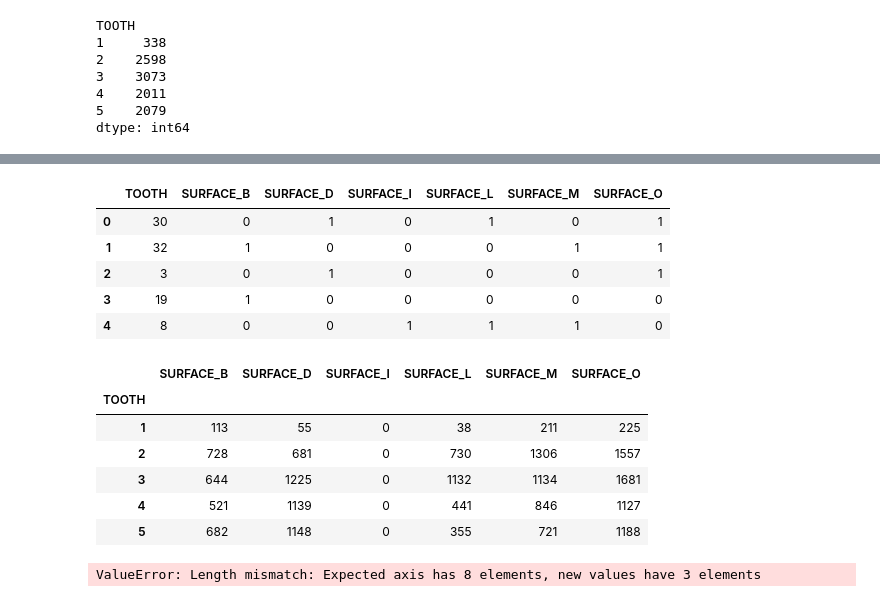
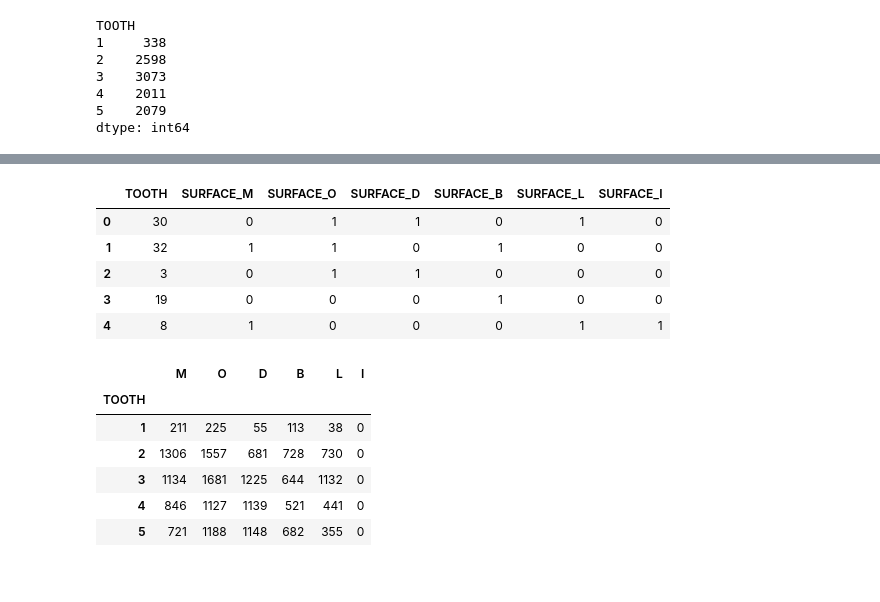
Before and after one commit to oral-health-and-disease-ontologies/HealthPartners-VDS, a Jupyter notebook: notebook/vdw-test.ipynb, the cells around one changed output, grey strips where cells are left out. Cells and saved outputs as stored; diff of their text form; code cells hidden in the pictures.

```diff
--- a/notebook/vdw-test.ipynb
+++ b/notebook/vdw-test.ipynb
@@ -125,35 +184,25 @@ s
 # %%
+# create a data structures to show a heatmap of teeth and surfaces
 # build dataframe of tooth and surface info
-df_tooth_surfaces = df_restorations[['TOOTH', 'SURFACE_B', 'SURFACE_D', 'SURFACE_I', 'SURFACE_L', 'SURFACE_M', 'SURFACE_O']]
+df_tooth_surfaces = df_restorations[['TOOTH', 'SURFACE_M', 'SURFACE_O', 'SURFACE_D', 'SURFACE_B', 'SURFACE_L', 'SURFACE_I']]
 df_tooth_surfaces.head()
 # %% [output]
-|  | TOOTH | SURFACE_B | SURFACE_D | SURFACE_I | SURFACE_L | SURFACE_M | SURFACE_O |
-| 0 | 30 | 0 | 1 | 0 | 1 | 0 | 1 |
-| 1 | 32 | 1 | 0 | 0 | 0 | 1 | 1 |
-| 2 | 3 | 0 | 1 | 0 | 0 | 0 | 1 |
-| 3 | 19 | 1 | 0 | 0 | 0 | 0 | 0 |
-| 4 | 8 | 0 | 0 | 1 | 1 | 1 | 0 |
+|  | TOOTH | SURFACE_M | SURFACE_O | SURFACE_D | SURFACE_B | SURFACE_L | SURFACE_I |
+| 0 | 30 | 0 | 1 | 1 | 0 | 1 | 0 |
+| 1 | 32 | 1 | 1 | 0 | 1 | 0 | 0 |
+| 2 | 3 | 0 | 1 | 1 | 0 | 0 | 0 |
+| 3 | 19 | 0 | 0 | 0 | 1 | 0 | 0 |
+| 4 | 8 | 1 | 0 | 0 | 0 | 1 | 1 |
 # %%
 # for each tooth group, sum the surfaces restored
-grouped = df_tooth_surfaces.groupby('TOOTH').sum()
-grouped.head()
+grouped_df = pds.DataFrame(df_tooth_surfaces.groupby('TOOTH').sum())
+grouped_df.columns = ["M", "O", "D", "B", "L", "I"]
+grouped_df.head()
 # %% [output]
-|  | SURFACE_B | SURFACE_D | SURFACE_I | SURFACE_L | SURFACE_M | SURFACE_O |
+|  | M | O | D | B | L | I |
 | TOOTH |  |  |  |  |  |  |
-| 1 | 113 | 55 | 0 | 38 | 211 | 225 |
-| 2 | 728 | 681 | 0 | 730 | 1306 | 1557 |
-| 3 | 644 | 1225 | 0 | 1132 | 1134 | 1681 |
-| 4 | 521 | 1139 | 0 | 441 | 846 | 1127 |
-| 5 | 682 | 1148 | 0 | 355 | 721 | 1188 |
+| 1 | 211 | 225 | 55 | 113 | 38 | 0 |
+| 2 | 1306 | 1557 | 681 | 728 | 730 | 0 |
+| 3 | 1134 | 1681 | 1225 | 644 | 1132 | 0 |
+| 4 | 846 | 1127 | 1139 | 521 | 441 | 0 |
+| 5 | 721 | 1188 | 1148 | 682 | 355 | 0 |
-# %%
-# sns.heatmap(grouped, cmap='RdYlGn_r', linewidths=0.5, annot=True)
-df = pds.DataFrame(grouped).reset_index()
-df.columns = ['tooth', 'surface', 'total']
-df.set_index('tooth', inplace=True)
-
-# df.query("""tooth == 8""")
-df
-# df.unstack()
-# sns.heatmap(df, cmap='RdYlGn_r', linewidths=0.5, annot=True)
-# %% [output]
-ValueError: Length mismatch: Expected axis has 8 elements, new values have 3 elements
```
Also changed, not shown: parts of 18 cells of this notebook, 1 other file.
